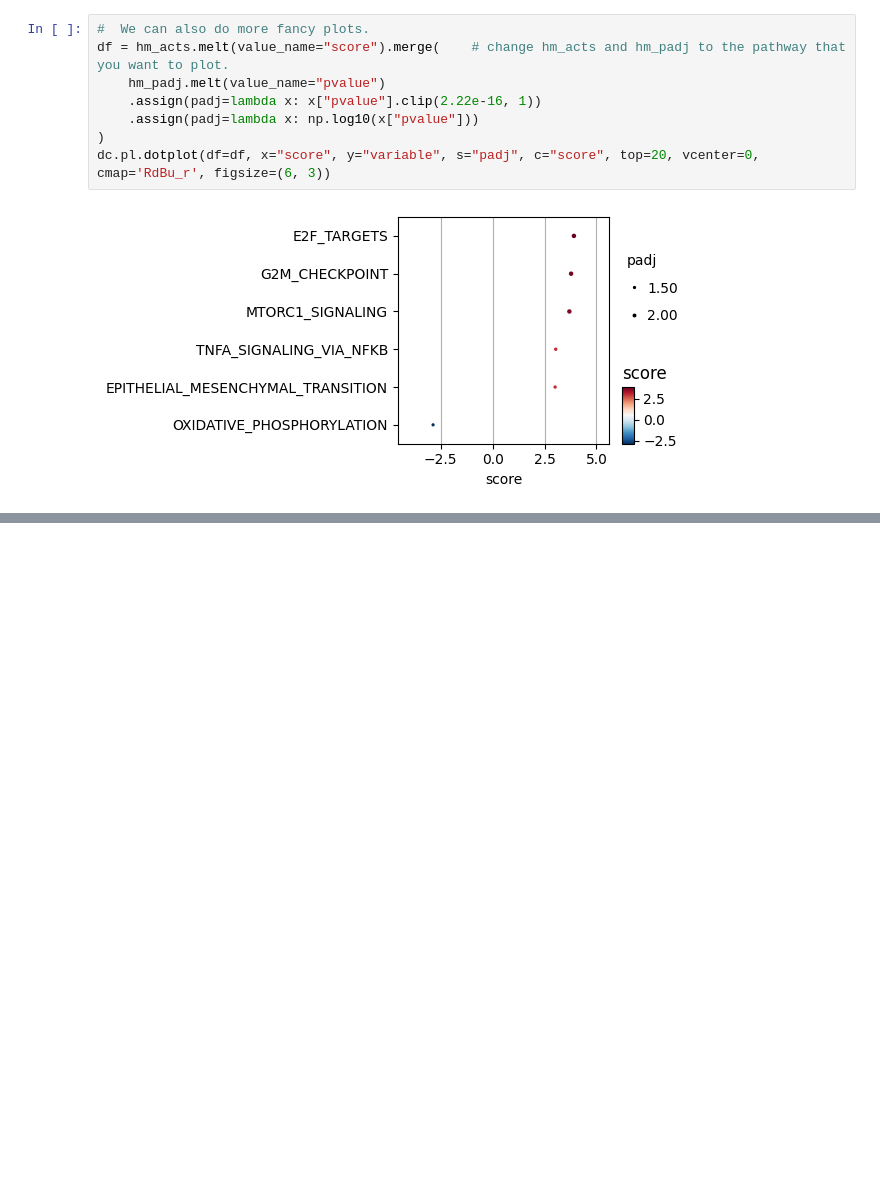
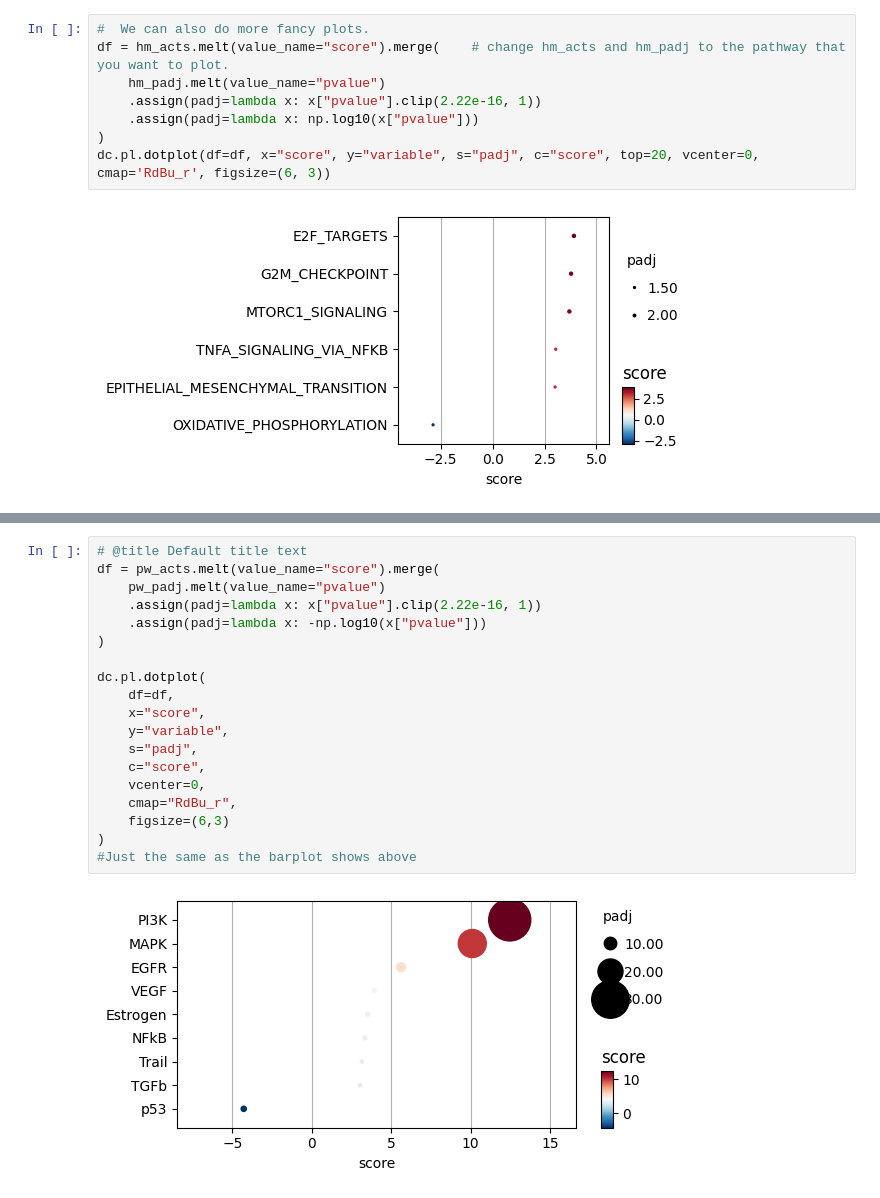
Before and after one commit to snaedis17/ERplus_BRCA2_TCGA_analysis, a Jupyter notebook: tcga_brca2_pathway_analysis.ipynb, the cells around one changed output, grey strips where cells are left out. Cells and saved outputs as stored; diff of their text form; blank space fills up the shorter version.

```diff
--- a/tcga_brca2_pathway_analysis.ipynb
+++ b/tcga_brca2_pathway_analysis.ipynb
@@ -158,0 +186,21 @@ dc.pl.dotplot(df=df, x="score", y="variable", s="padj", c="score", top=20, vcent
+# %%
+# @title Default title text
+df = pw_acts.melt(value_name="score").merge(
+    pw_padj.melt(value_name="pvalue")
+    .assign(padj=lambda x: x["pvalue"].clip(2.22e-16, 1))
+    .assign(padj=lambda x: -np.log10(x["pvalue"]))
+)
+
+dc.pl.dotplot(
+    df=df,
+    x="score",
+    y="variable",
+    s="padj",
+    c="score",
+    vcenter=0,
+    cmap="RdBu_r",
+    figsize=(6,3)
+)
+#Just the same as the barplot shows above
+# %% [output]
+[figure, added]
```
Also changed, not shown: parts of 8 cells of this notebook.
